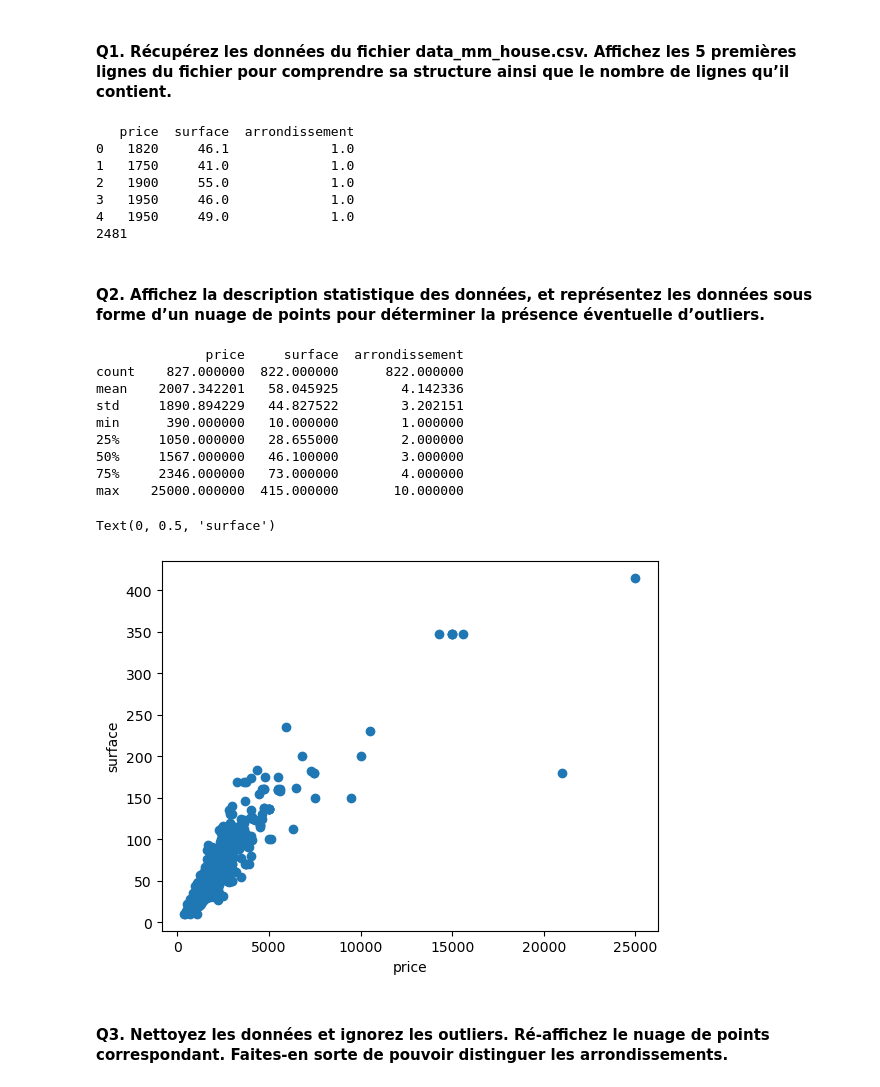
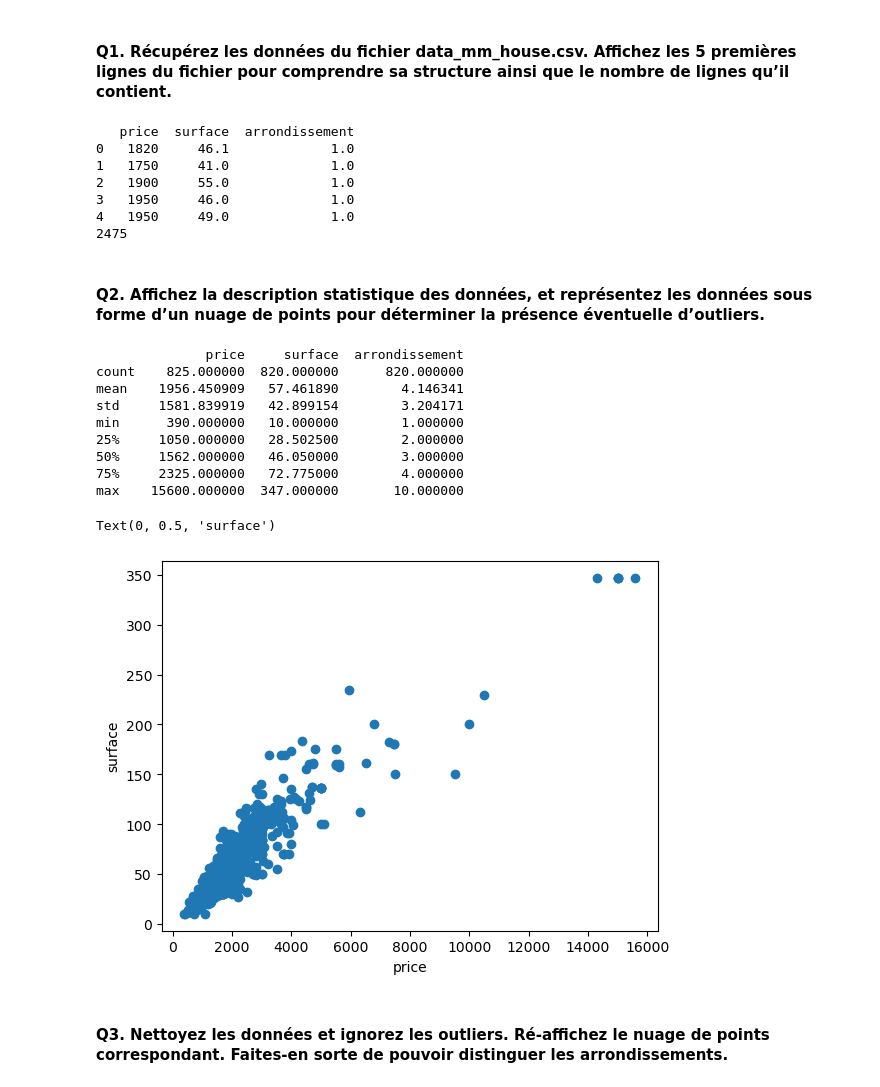
Before and after one commit to AntoineHazebrouck/modelisation-mathematique, a Jupyter notebook: tp5/tp5.ipynb, the cells around one changed output. Cells and saved outputs as stored; diff of their text form; code cells hidden in the pictures.

```diff
--- a/tp5/tp5.ipynb
+++ b/tp5/tp5.ipynb
@@ -233,7 +233,7 @@ Vous êtes consulté par une agence immobilière pour prédire les loyers des di
 # %% [markdown]
 #### Q1. Récupérez les données du fichier data_mm_house.csv. Affichez les 5 premières lignes du fichier pour comprendre sa structure ainsi que le nombre de lignes qu’il contient.
 # %%
-houses = pd.read_csv('./tp_mm_05_res/data_mm_house_cleaned.csv')
+houses = pd.read_csv('./tp_mm_05_res/data_mm_house.csv')
 
 print(houses.head(5))
 
@@ -245,32 +245,26 @@ print(houses.size)
 2   1900     55.0             1.0
 3   1950     46.0             1.0
 4   1950     49.0             1.0
-2481
+2475
 # %% [markdown]
 #### Q2. Affichez la description statistique des données, et représentez les données sous forme d’un nuage de points pour déterminer la présence éventuelle d’outliers.
 # %%
 print(houses.describe())
 
-price = houses['price']
-# .to_numpy().reshape(-1, 1)
-surface = houses['surface']
-arrondissement = houses['arrondissement']
-# .to_numpy()
-
-plt.scatter(price, surface)
+plt.scatter(houses['price'], houses['surface'])
 plt.xlabel('price')
 plt.ylabel('surface')
 # %% [output]
               price     surface  arrondissement
-count    827.000000  822.000000      822.000000
-mean    2007.342201   58.045925        4.142336
-std     1890.894229   44.827522        3.202151
+count    825.000000  820.000000      820.000000
+mean    1956.450909   57.461890        4.146341
+std     1581.839919   42.899154        3.204171
 min      390.000000   10.000000        1.000000
-25%     1050.000000   28.655000        2.000000
-50%     1567.000000   46.100000        3.000000
-75%     2346.000000   73.000000        4.000000
-max    25000.000000  415.000000       10.000000
+25%     1050.000000   28.502500        2.000000
+50%     1562.000000   46.050000        3.000000
+75%     2325.000000   72.775000        4.000000
+max    15600.000000  347.000000       10.000000
 Text(0, 0.5, 'surface')
-[figure, old version]
+[figure, new version]
 # %% [markdown]
 #### Q3. Nettoyez les données et ignorez les outliers. Ré-affichez le nuage de points correspondant. Faites-en sorte de pouvoir distinguer les arrondissements.
```
Also changed, not shown: parts of 3 cells of this notebook, 1 other file.
